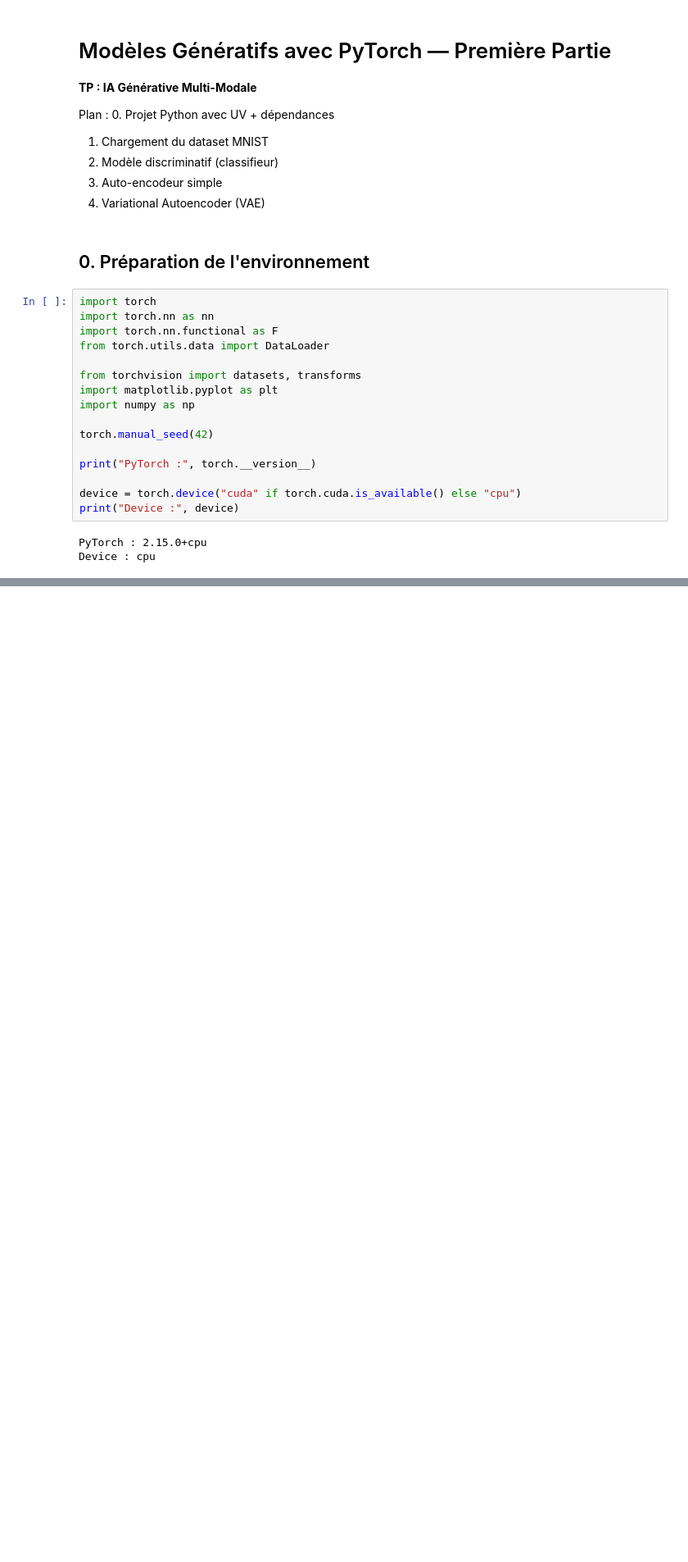
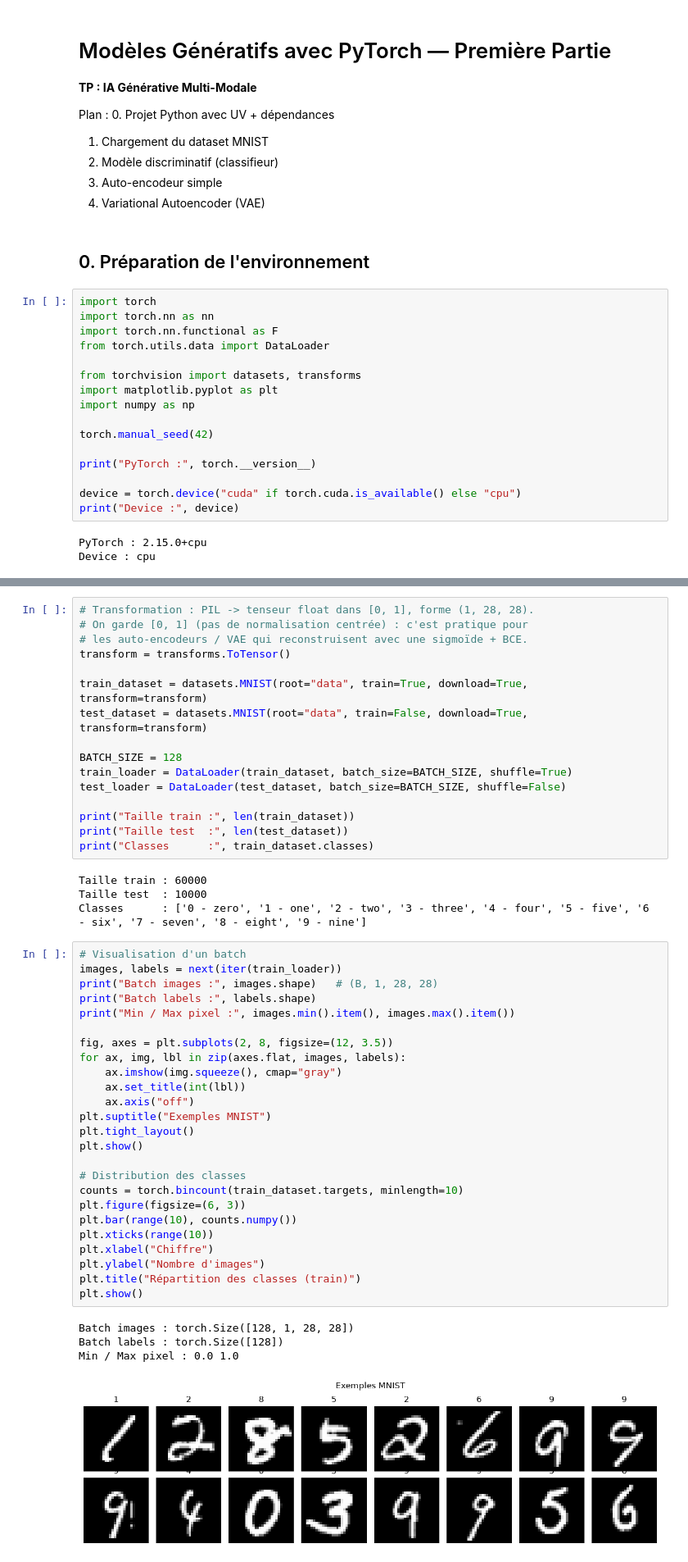
Before and after one commit to yassineabouhassan77-crypto/tp-modeles-generatifs, a Jupyter notebook: modeles_generatifs.ipynb, the cells around one changed output, grey strips where cells are left out. Shown at 82% size. Drawn from its saved outputs; the diff is of its cells as text; blank space fills up the shorter version.

Commit message:
Étape 1 : chargement et visualisation du dataset MNIST

```diff
--- a/modeles_generatifs.ipynb
+++ b/modeles_generatifs.ipynb
@@ -31,0 +36,50 @@ Device : cpu
+# %%
+# Transformation : PIL -> tenseur float dans [0, 1], forme (1, 28, 28).
+# On garde [0, 1] (pas de normalisation centrée) : c'est pratique pour
+# les auto-encodeurs / VAE qui reconstruisent avec une sigmoïde + BCE.
+transform = transforms.ToTensor()
+
+train_dataset = datasets.MNIST(root="data", train=True, download=True, transform=transform)
+test_dataset = datasets.MNIST(root="data", train=False, download=True, transform=transform)
+
+BATCH_SIZE = 128
+train_loader = DataLoader(train_dataset, batch_size=BATCH_SIZE, shuffle=True)
+test_loader = DataLoader(test_dataset, batch_size=BATCH_SIZE, shuffle=False)
+
+print("Taille train :", len(train_dataset))
+print("Taille test  :", len(test_dataset))
+print("Classes      :", train_dataset.classes)
+# %% [output]
+Taille train : 60000
+Taille test  : 10000
+Classes      : ['0 - zero', '1 - one', '2 - two', '3 - three', '4 - four', '5 - five', '6 - six', '7 - seven', '8 - eight', '9 - nine']
+# %%
+# Visualisation d'un batch
+images, labels = next(iter(train_loader))
+print("Batch images :", images.shape)   # (B, 1, 28, 28)
+print("Batch labels :", labels.shape)
+print("Min / Max pixel :", images.min().item(), images.max().item())
+
+fig, axes = plt.subplots(2, 8, figsize=(12, 3.5))
+for ax, img, lbl in zip(axes.flat, images, labels):
+    ax.imshow(img.squeeze(), cmap="gray")
+    ax.set_title(int(lbl))
+    ax.axis("off")
+plt.suptitle("Exemples MNIST")
+plt.tight_layout()
+plt.show()
+
+# Distribution des classes
+counts = torch.bincount(train_dataset.targets, minlength=10)
+plt.figure(figsize=(6, 3))
+plt.bar(range(10), counts.numpy())
+plt.xticks(range(10))
+plt.xlabel("Chiffre")
+plt.ylabel("Nombre d'images")
+plt.title("Répartition des classes (train)")
+plt.show()
+# %% [output]
+Batch images : torch.Size([128, 1, 28, 28])
+Batch labels : torch.Size([128])
+Min / Max pixel : 0.0 1.0
+[figure, added]
```
Also changed, not shown: parts of 2 cells of this notebook.
